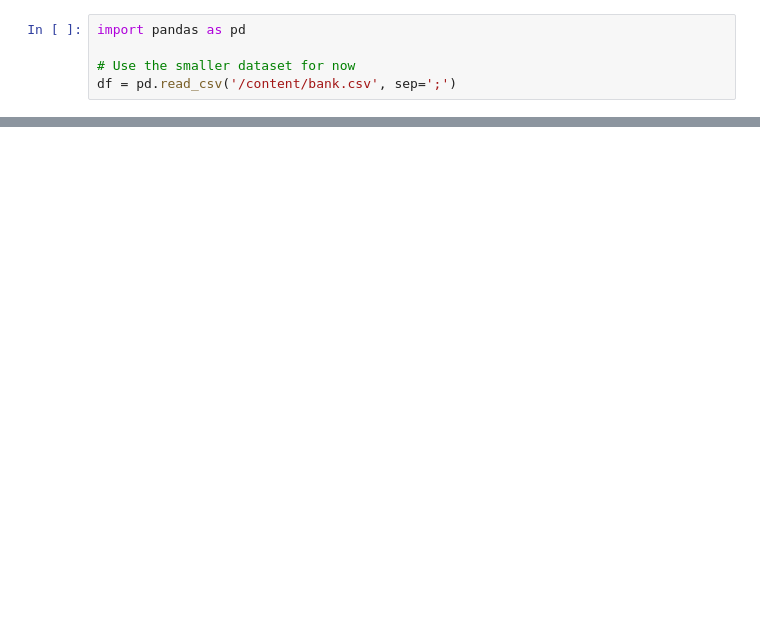
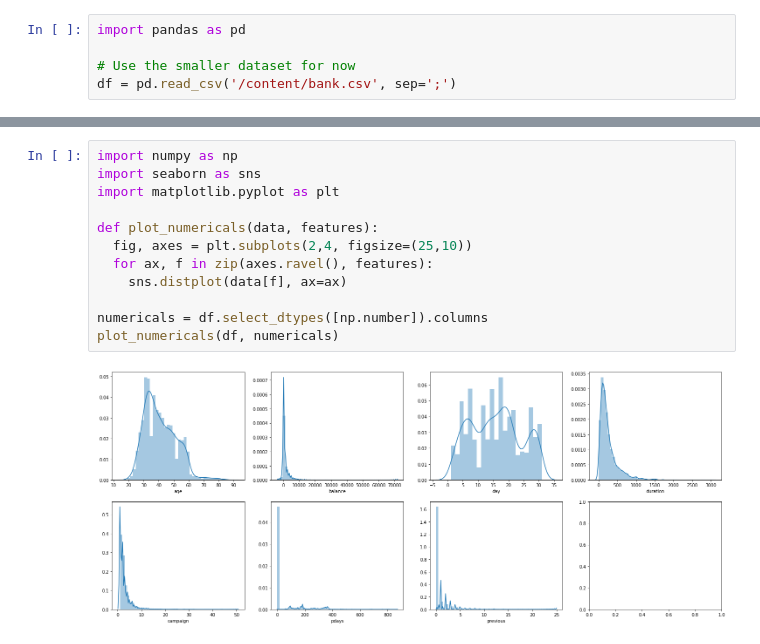
Before and after one commit to laaksonel/machine-learning, a Jupyter notebook: bank_marketing_decision_trees.ipynb, the cells around one changed output, grey strips where cells are left out. Cells and saved outputs as stored; diff of their text form; blank space fills up the shorter version.

Commit message:
Data analysis for numerical features

```diff
--- a/bank_marketing_decision_trees.ipynb
+++ b/bank_marketing_decision_trees.ipynb
@@ -50,0 +75,14 @@ df.head()
+# %%
+import numpy as np
+import seaborn as sns
+import matplotlib.pyplot as plt
+
+def plot_numericals(data, features):
+  fig, axes = plt.subplots(2,4, figsize=(25,10))
+  for ax, f in zip(axes.ravel(), features):
+    sns.distplot(data[f], ax=ax)
+
+numericals = df.select_dtypes([np.number]).columns
+plot_numericals(df, numericals)
+# %% [output]
+[figure, added]
```
Also changed, not shown: parts of 7 cells of this notebook.
